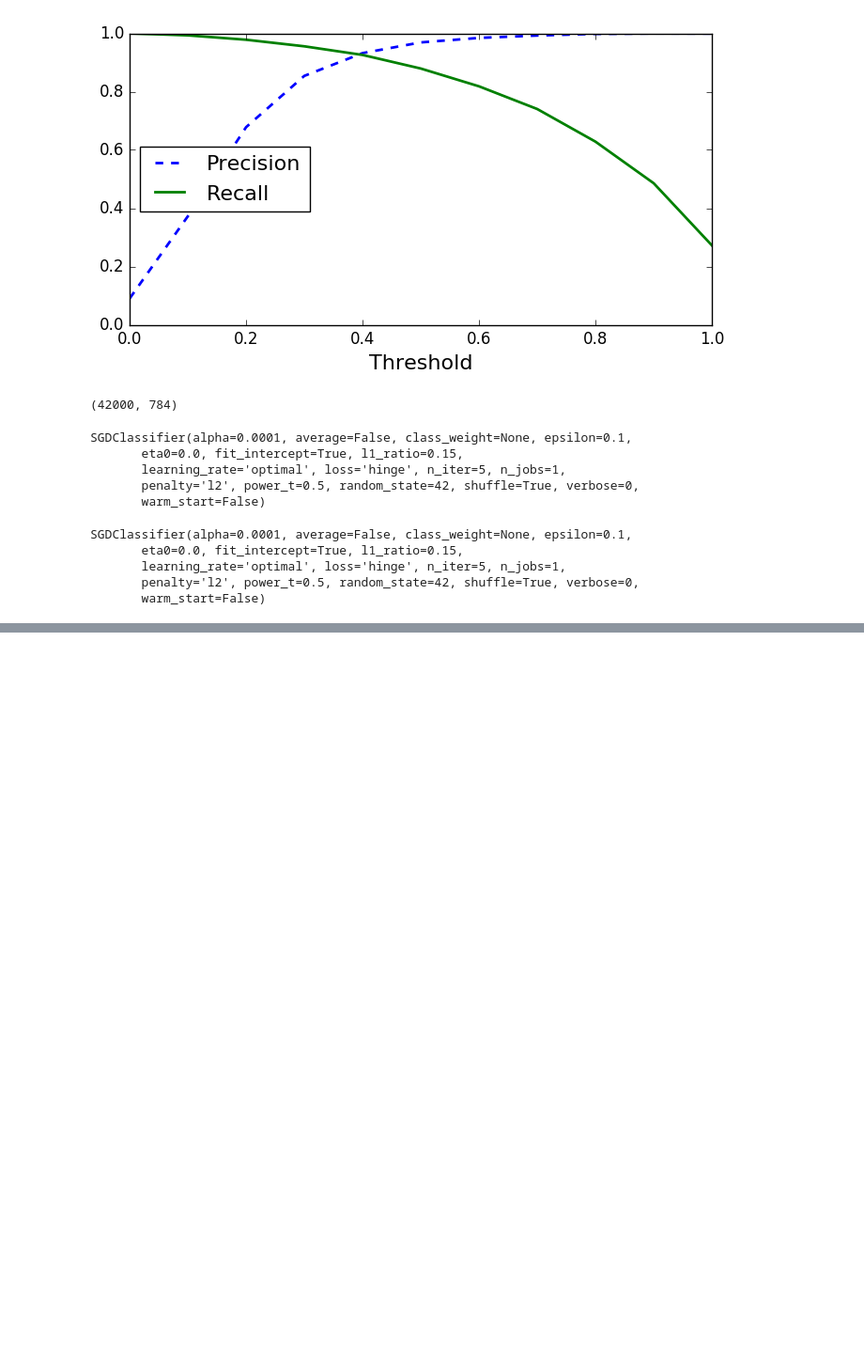
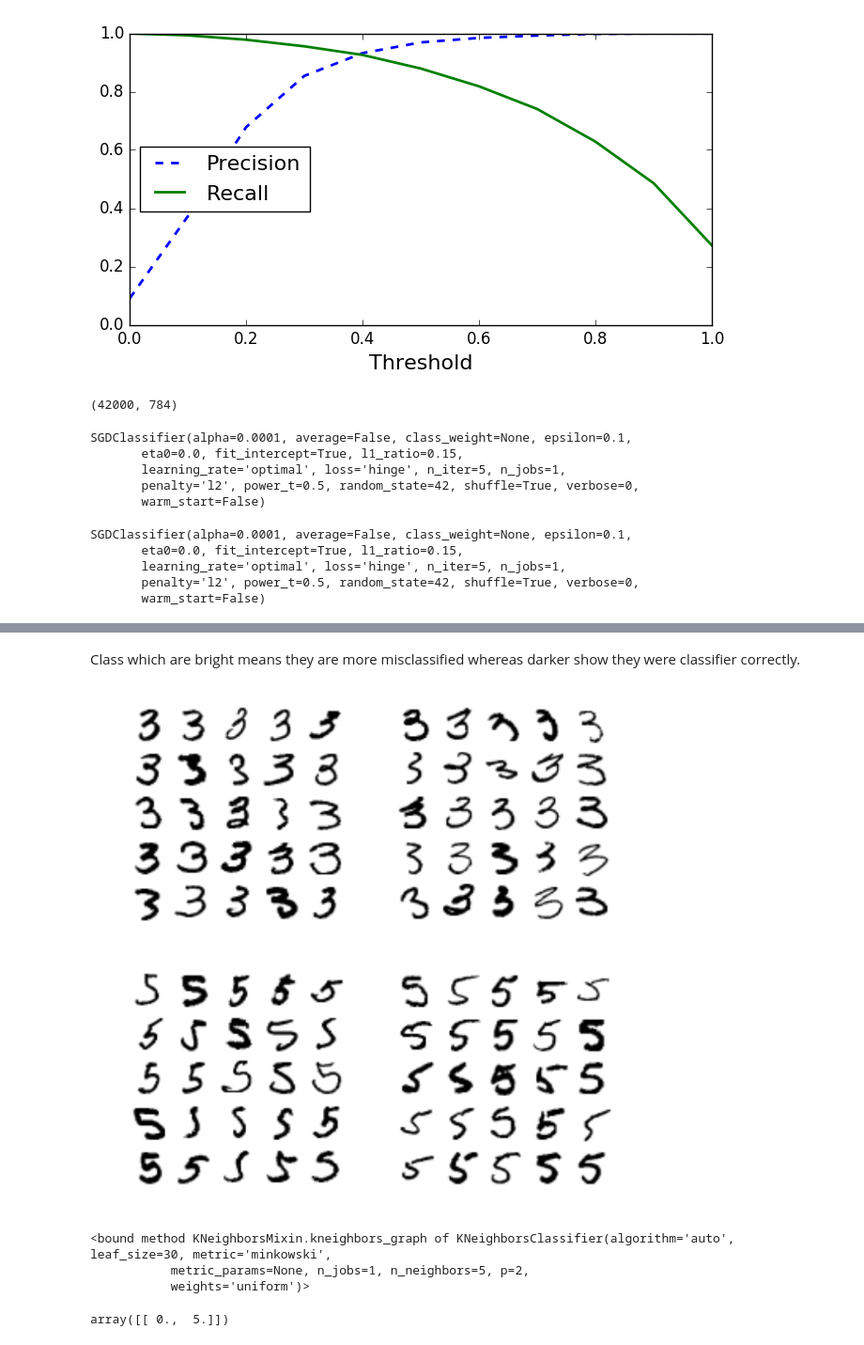
Before and after one commit to amitanalyste/machine-learning-master, a Jupyter notebook: Classification.ipynb, the cells around one changed output, grey strips where cells are left out. Shown at 94% size. Drawn from its saved outputs; the diff is of its cells as text; code cells hidden in the pictures; blank space fills up the shorter version.

```diff
--- a/Classification.ipynb
+++ b/Classification.ipynb
@@ -440,0 +483,18 @@ submission5.to_csv("submission.csv")
+# %% [markdown]
+Class which are bright means they are more misclassified whereas darker show they were classifier correctly.
+# %%
+## Analyzing individual errors
+cl_a, cl_b = 3,5
+X_aa = X_train[(y_train == cl_a) & (y_train_pred == cl_a)]
+X_ab = X_train[(y_train == cl_a) & (y_train_pred == cl_b)]
+X_ba = X_train[(y_train == cl_b) & (y_train_pred == cl_a)]
+X_bb = X_train[(y_train == cl_b) & (y_train_pred == cl_b)]
+
+plt.figure(figsize=(8,8))
+plt.subplot(221); plot_digits(X_aa[:25], images_per_row=5)
+plt.subplot(222); plot_digits(X_ab[:25], images_per_row=5)
+plt.subplot(223); plot_digits(X_ba[:25], images_per_row=5)
+plt.subplot(224); plot_digits(X_bb[:25], images_per_row=5)
+plt.show()
+# %% [output]
+[figure, added]
@@ -440,0 +510,10 @@ submission5.to_csv("submission.csv")
+# %%
+knn_clf.kneighbors_graph
+# %% [output]
+<bound method KNeighborsMixin.kneighbors_graph of KNeighborsClassifier(algorithm='auto', leaf_size=30, metric='minkowski',
+           metric_params=None, n_jobs=1, n_neighbors=5, p=2,
+           weights='uniform')>
+# %%
+knn_clf.predict([some_digit])
+# %% [output]
+array([[ 0.,  5.]])
```
Also changed, not shown: parts of 12 cells of this notebook, 1 other file.
